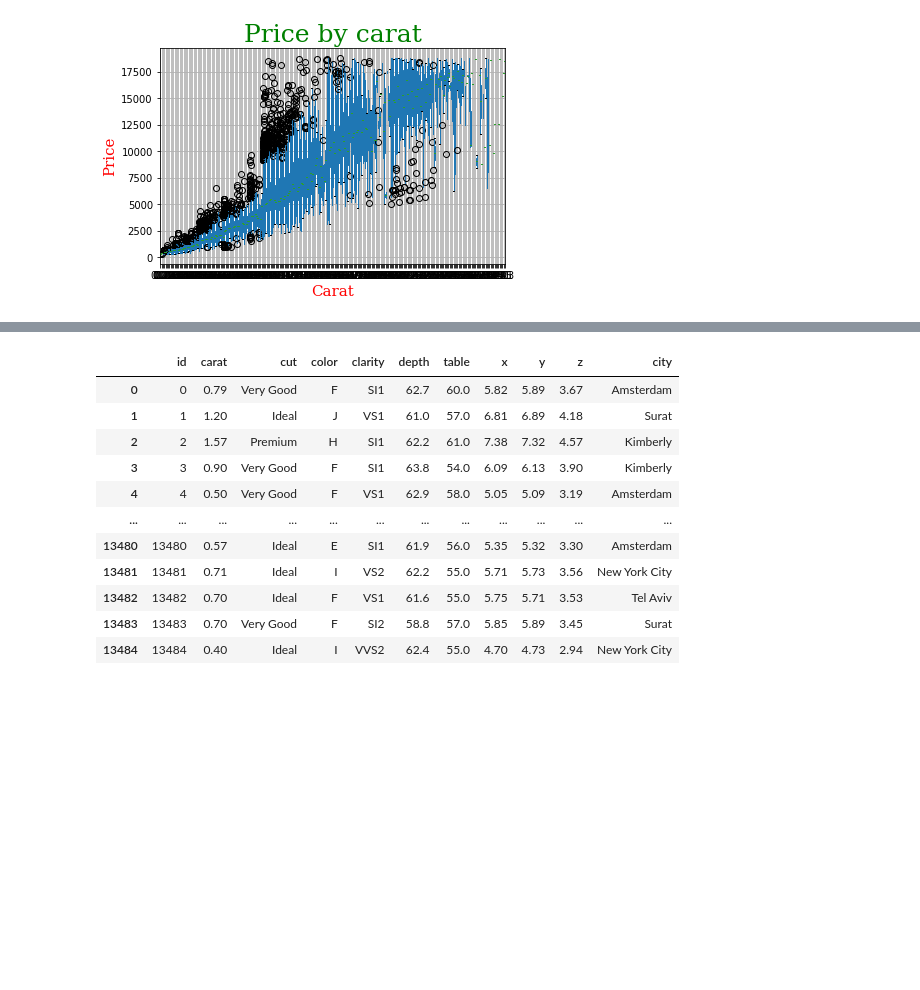
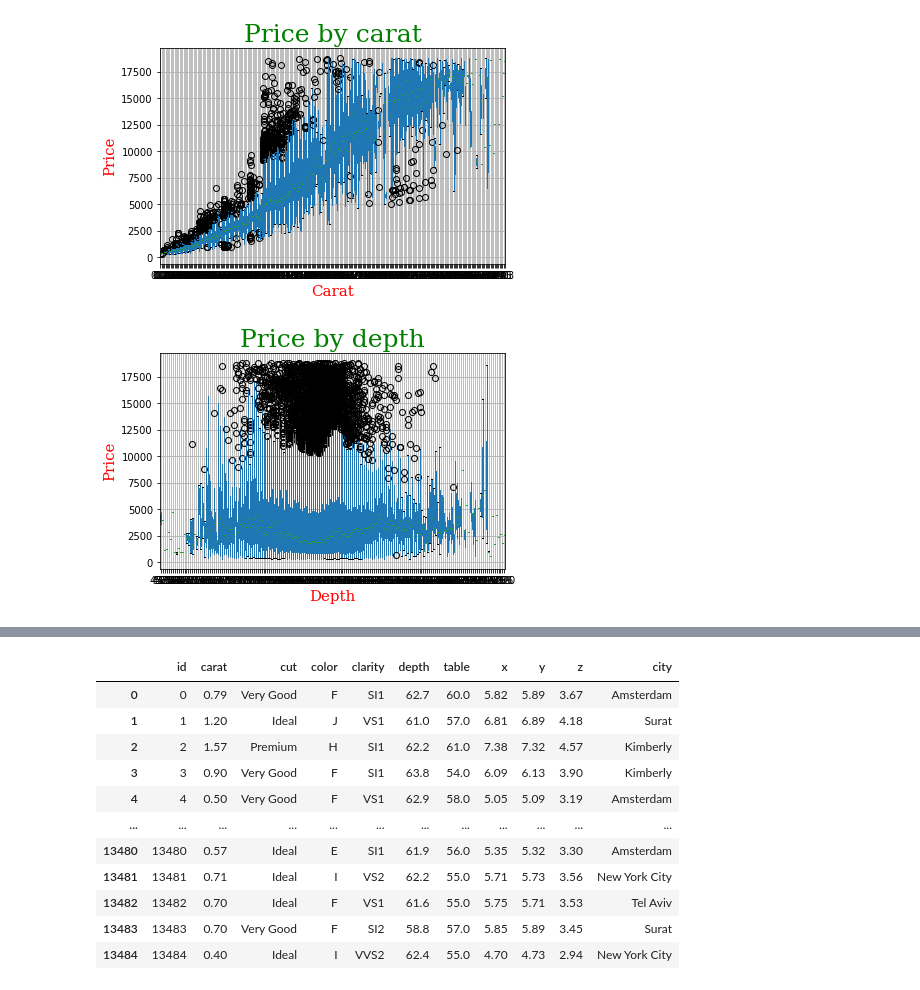
Before and after one commit to DiegoMerello/project3, a Jupyter notebook: starting-Copy2.ipynb, the cells around one changed output, grey strips where cells are left out. Drawn from its saved outputs; the diff is of its cells as text; code cells hidden in the pictures; blank space fills up the shorter version.

```diff
--- a/starting-Copy2.ipynb
+++ b/starting-Copy2.ipynb
@@ -62,3 +40,14 @@ plt.title('Price by carat',fontdict=font1)
 plt.show()
 # %% [output]
 [figure]
+# %%
+df_train.boxplot(column='price', by='depth')
+font1 = {'family':'serif','color':'green','size':25}
+font2 = {'family':'serif','color':'red','size':15}
+plt.ylabel('Price',fontdict=font2)
+plt.xlabel('Depth',fontdict=font2)
+plt.suptitle('')
+plt.title('Price by depth',fontdict=font1)
+plt.show()
+# %% [output]
+[figure, added]
```
Also changed, not shown: parts of 8 cells of this notebook, 5 other files.
